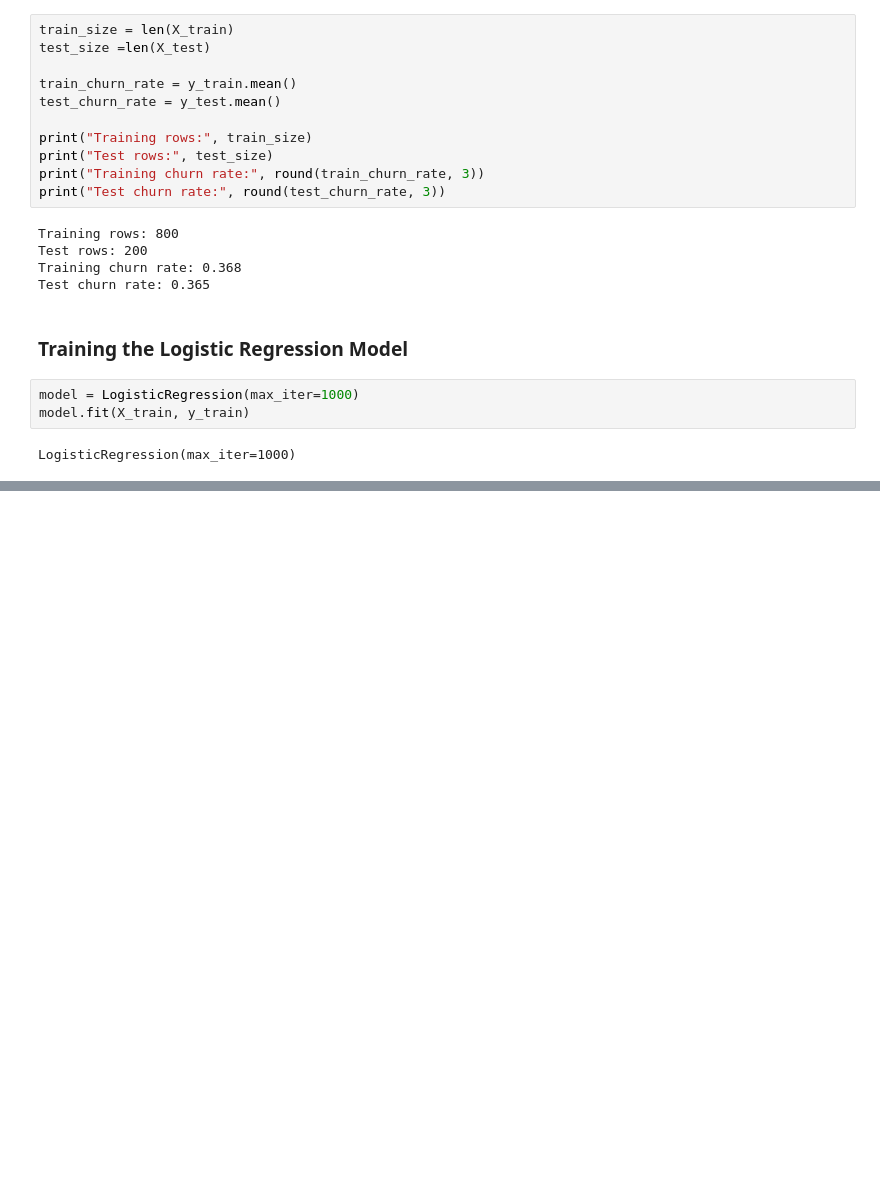
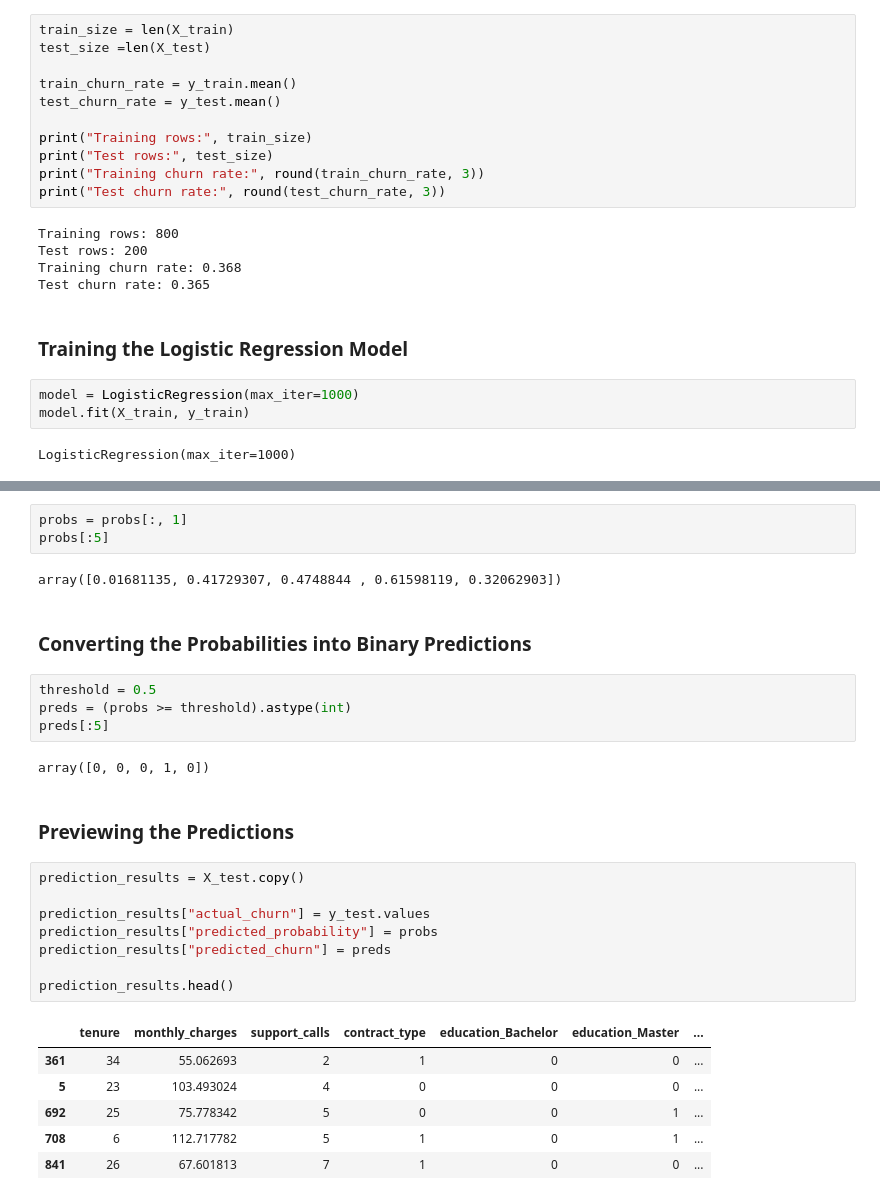
Before and after one commit to VahYavryan/data_analytics_with_phyton, a Jupyter notebook: notebooks/13_logistic_regression.ipynb, the cells around one changed output, grey strips where cells are left out. Saved outputs shown, nothing was run; the diff lists cells and outputs as text; blank space fills up the shorter version.

```diff
--- a/notebooks/13_logistic_regression.ipynb
+++ b/notebooks/13_logistic_regression.ipynb
@@ -182,0 +194,30 @@ LogisticRegression(max_iter=1000)
+# %%
+probs = probs[:, 1]
+probs[:5]
+# %% [output]
+array([0.01681135, 0.41729307, 0.4748844 , 0.61598119, 0.32062903])
+# %% [markdown]
+### Converting the Probabilities into Binary Predictions
+# %%
+threshold = 0.5
+preds = (probs >= threshold).astype(int)
+preds[:5]
+# %% [output]
+array([0, 0, 0, 1, 0])
+# %% [markdown]
+### Previewing the Predictions
+# %%
+prediction_results = X_test.copy()
+
+prediction_results["actual_churn"] = y_test.values
+prediction_results["predicted_probability"] = probs
+prediction_results["predicted_churn"] = preds
+
+prediction_results.head()
+# %% [output]
+|  | tenure | monthly_charges | support_calls | contract_type | education_Bachelor | education_Master | ... |
+| 361 | 34 | 55.062693 | 2 | 1 | 0 | 0 | ... |
+| 5 | 23 | 103.493024 | 4 | 0 | 0 | 0 | ... |
+| 692 | 25 | 75.778342 | 5 | 0 | 0 | 1 | ... |
+| 708 | 6 | 112.717782 | 5 | 1 | 0 | 1 | ... |
+| 841 | 26 | 67.601813 | 7 | 1 | 0 | 0 | ... |
```
Also changed, not shown: parts of 12 cells of this notebook.
